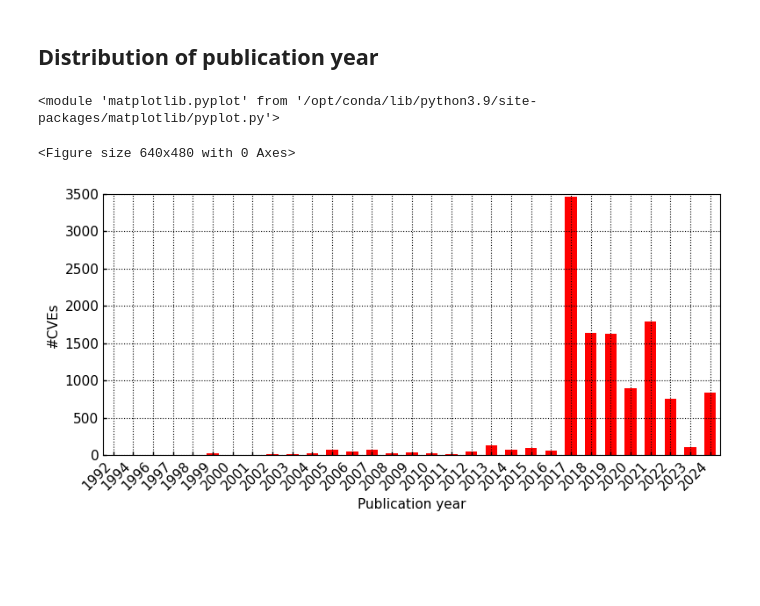
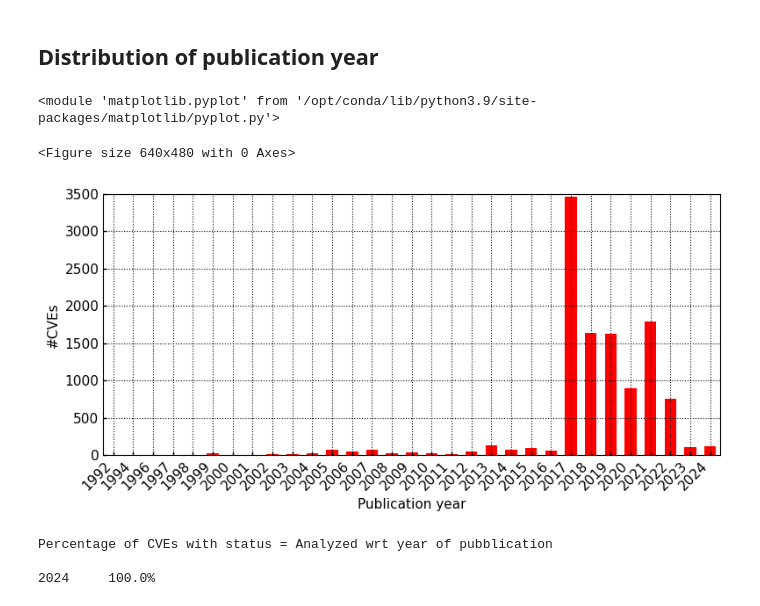
Before and after one commit to dravalico/EPSS-Project, a Jupyter notebook: 4_missing_cve.ipynb, the cells around one changed output. Saved outputs shown, nothing was run; the diff lists cells and outputs as text; code cells hidden in the pictures; blank space fills up the shorter version.

```diff
--- a/4_missing_cve.ipynb
+++ b/4_missing_cve.ipynb
@@ -118,13 +111,23 @@ Undergoing Analysis           0
 # %% [markdown]
 ## Distribution of publication year
 # %%
-publish_years = df_cve_nvd[df_cve_nvd['id'].isin(cve_first_added)]['published'].astype(str).str.split('-').str[0]
+publish_years = df_cve_nvd[(df_cve_nvd['id'].isin(cve_first_added)) & (df_cve_nvd['vulnStatus'] != 'Analyzed')]['published'].astype(str).str.split('-').str[0]
 publish_year_counts = publish_years.value_counts()
 publish_year_dict = dict(sorted(publish_year_counts.to_dict().items()))
 data = [(key, value) for key, value in publish_year_dict.items()]
 fastplot.plot(data, None, mode='bars', xlabel='Publication year', ylabel='#CVEs', xticks_rotate=45,
               figsize=(8, 4), grid=True)
 # %% [output]
 <module 'matplotlib.pyplot' from '/opt/conda/lib/python3.9/site-packages/matplotlib/pyplot.py'>
 <Figure size 640x480 with 0 Axes>
-[figure, old version]
+[figure, new version]
+# %%
+publish_years = df_cve_nvd[(df_cve_nvd['id'].isin(cve_first_added)) & (df_cve_nvd['vulnStatus'] == 'Analyzed')]['published'].astype(str).str.split('-').str[0]
+data = publish_years.value_counts()
+print('Percentage of CVEs with status = Analyzed wrt year of pubblication\n')
+for y, c in data.items():
+    print(f"{y}\t {c / len(publish_years) * 100}%")
+# %% [output]
+Percentage of CVEs with status = Analyzed wrt year of pubblication
+
+2024     100.0%
```
Also changed, not shown: parts of 5 cells of this notebook, 3 other files.
